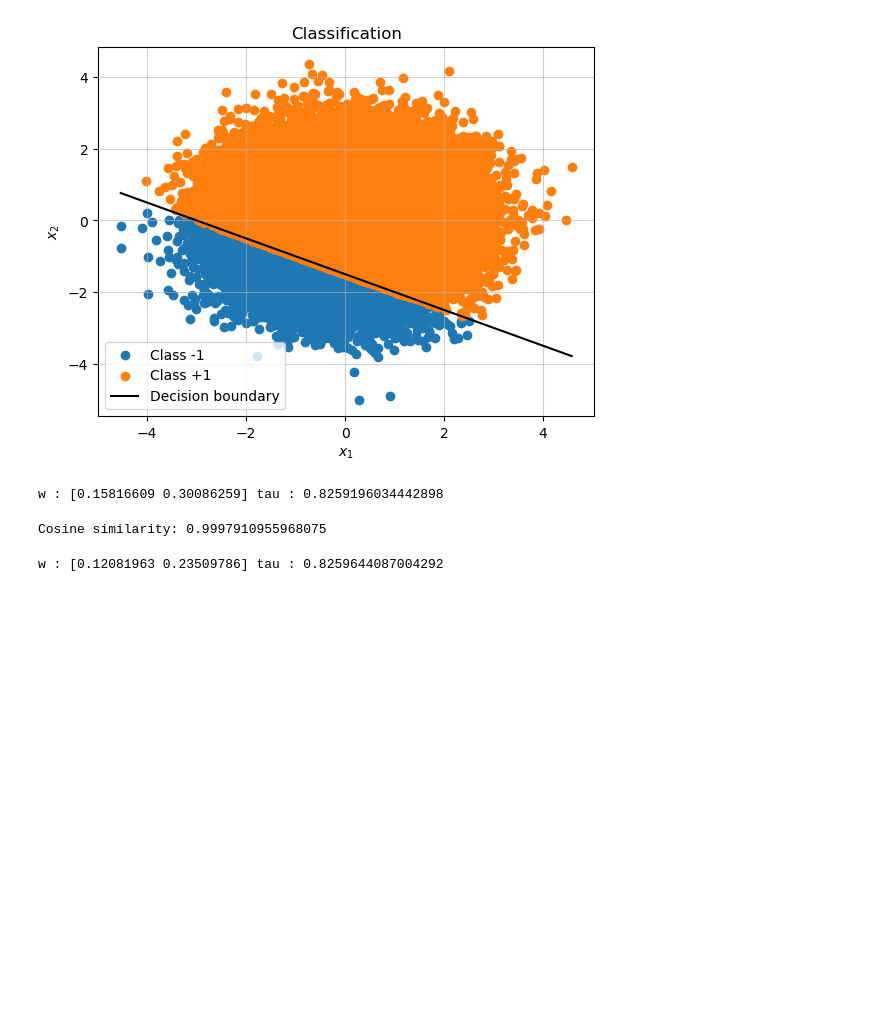
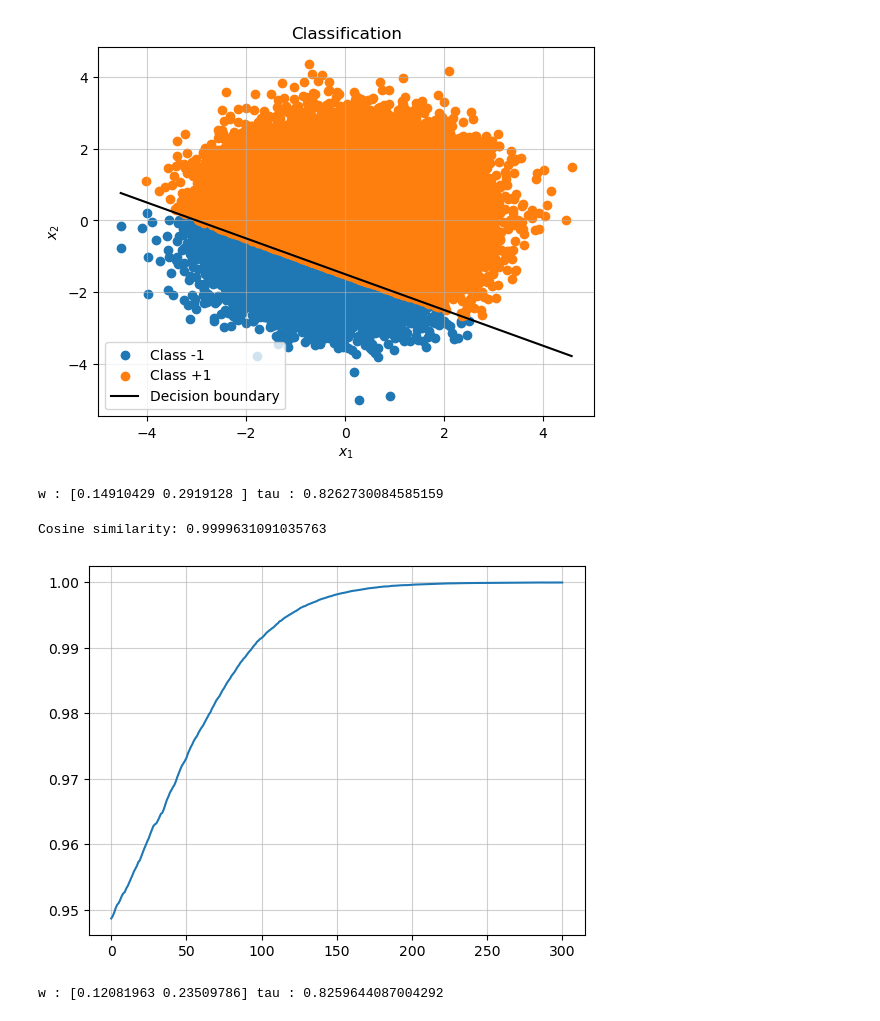
Before and after one commit to noahtournier/Computational-Statistics-MVA, a Jupyter notebook: TP1/EX3.ipynb, the cells around one changed output. Saved outputs shown, nothing was run; the diff lists cells and outputs as text; code cells hidden in the pictures; blank space fills up the shorter version.

```diff
--- a/TP1/EX3.ipynb
+++ b/TP1/EX3.ipynb
@@ -66,9 +66,9 @@ def tau_grad(w, tau, x_i, y_i):
     return -2*(y_i - np.dot(w,x_i) - tau)
 
 def SGD(x, y, eta, n_epochs, use_mini_batch=True, n_batch=10):
-    w = np.array([5.0,5.0])
-    tau = 5.0
-    n = len(x)
+    n,d = x.shape
+    w = np.ones(d)
+    tau = 5
 
     w_history = [w.copy()]
     tau_history = [tau]
@@ -109,12 +109,26 @@ w_history, tau_history = SGD(x, y, eta=0.01, n_epochs=30, use_mini_batch=True, n
 
 print("w :", w_history[-1], "tau :", tau_history[-1])
 # %% [output]
-w : [0.15816609 0.30086259] tau : 0.8259196034442898
+w : [0.14910429 0.2919128 ] tau : 0.8262730084585159
 # %%
-cos_sim = np.dot(w_history[-1], w_star) / (np.linalg.norm(w_history[-1]) * np.linalg.norm(w_star))
+def cosine_sim(w,w_star):
+    return np.dot(w, w_star) / (np.linalg.norm(w) * np.linalg.norm(w_star))
+
+cos_sim = cosine_sim(w_history[-1], w_star)
 print("Cosine similarity:", cos_sim)
+
+def plot_history(w_history, w_star):
+    n = len(w_history)
+    w_cosine_sim = [cosine_sim(w_history[i], w_star) for i in range(n)]
+
+    plt.figure()
+    plt.grid(alpha=0.6)
+    plt.plot(w_cosine_sim)
+
+plot_history(w_history, w_star)
 # %% [output]
-Cosine similarity: 0.9997910955968075
+Cosine similarity: 0.9999631091035763
+[figure, added]
 # %%
 def generate_x_noisy(x, n, s=0.5, d=2):
     eps = np.random.multivariate_normal(np.zeros(d), s**2*np.eye(d), n)
```
